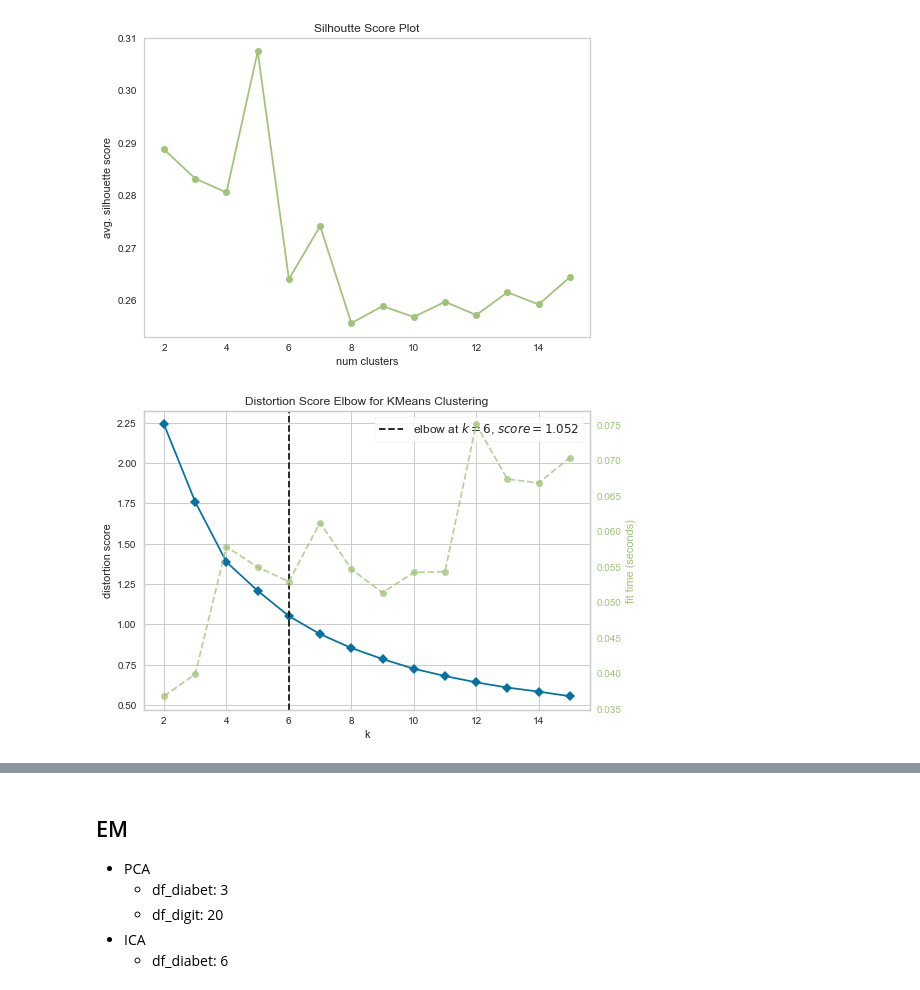
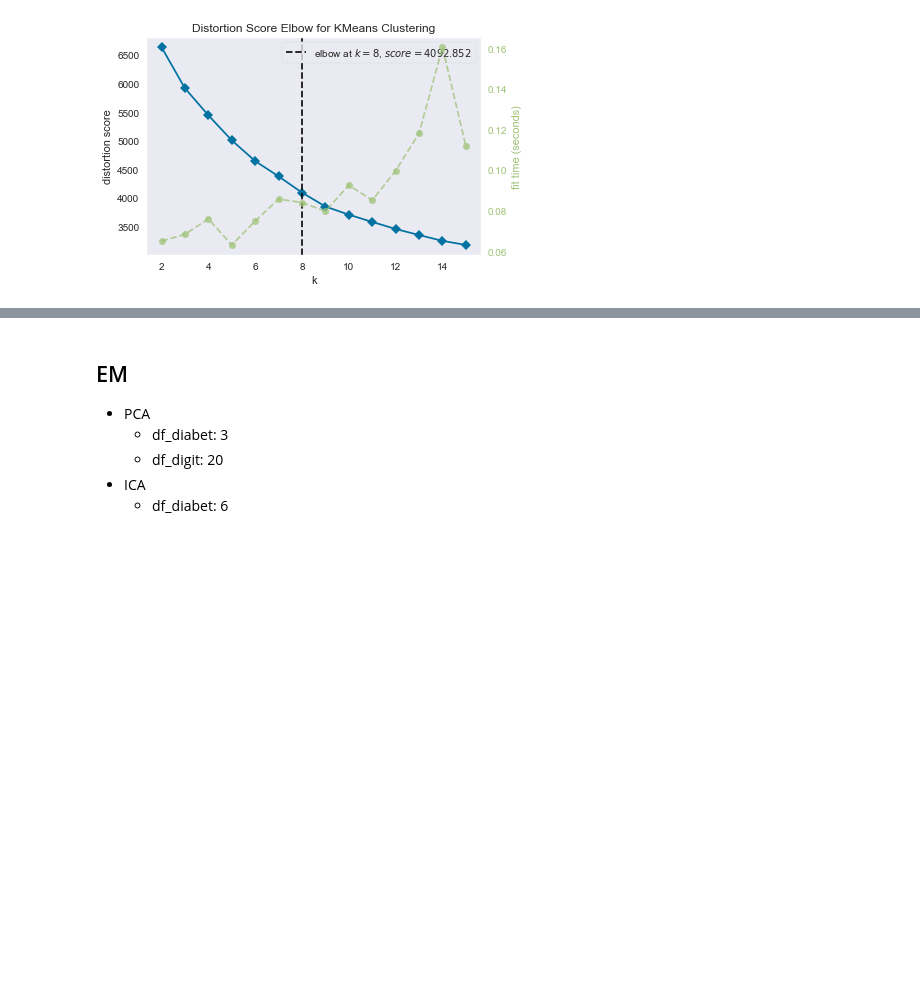
Before and after one commit to rainmaker712/machine-learning-note, a Jupyter notebook: unsupervised_learning/part3-clustering-with-dr.ipynb, the cells around one changed output, grey strips where cells are left out. Drawn from its saved outputs; the diff is of its cells as text; code cells hidden in the pictures; blank space fills up the shorter version.

```diff
--- a/unsupervised_learning/part3-clustering-with-dr.ipynb
+++ b/unsupervised_learning/part3-clustering-with-dr.ipynb
@@ -74,7 +74,7 @@ X_df = pd.DataFrame(X)
 y_target = pd.DataFrame(mnist.target)
 df_digit = pd.concat([X_df, y_target], axis=1)
 # %%
-def silhouette_plotter(X, num_k, model_nm):
+def silhouette_plotter(X, num_k, model_nm, title=None):
 
     sil_scores = []
     num_clusters = range(2, num_k+1)
@@ -85,7 +85,7 @@ def silhouette_plotter(X, num_k, model_nm):
         sil_score = silhouette_score(X, pred)
         sil_scores.append(sil_score)
 
-    plt.title("Silhoutte Score Plot")
+    plt.title(f"Silhoutte Score Plot {title}")
     plt.xticks()
     plt.xlabel("num clusters")
     plt.ylabel("avg. silhouette score")
@@ -94,11 +94,15 @@ def silhouette_plotter(X, num_k, model_nm):
     plt.show()
     plt.close()
 
-def elbow_plotter(X, num_k):
+def elbow_plotter(X, num_k, title=None):
+
+
     num_clusters = range(2, num_k+1)
     kmeans = KMeans()
     visualizer = KElbowVisualizer(kmeans, k=num_clusters)
     visualizer.fit(X)
+#     visualizer.title(f"Elbow Curve, {title}")
+#     plt.title(f"Elbow Curve, {title}")
     visualizer.show()
 
 def plotter(scores, num_k, title_name=None, color=None):
@@ -165,9 +169,9 @@ def calc_score_func(X, y, dim=2, mode="None", cv=3):
     - df_digit: 20
 # %%
-pca_k_diabet, pca_k_digit = 3, 20
-ica_k_diabet, ica_k_digit = 3, 13
-rp_k_diabet, rp_k_digit = 2, 28
-tsvd_k_diabet, tsvd_k_digit = 3, 20
+pca_k_diabet, pca_k_digit = 6, 22
+ica_k_diabet, ica_k_digit = 6, 13
+rp_k_diabet, rp_k_digit = 3, 28
+tsvd_k_diabet, tsvd_k_digit = 6, 20
 
 X_diabet, y_diabet = df_diabet.iloc[:,:-1], df_diabet.iloc[:,-1]
 X_digit, y_digit = df_digit.iloc[:,:-1], df_digit.iloc[:,-1]
@@ -191,6 +216,10 @@ X_ica = ica.transform(X_diabet)
+# %%
+# Kmeans + tsvd
+
+tsvd = TruncatedSVD(n_components=tsvd_k_digit).fit(X_digit)
+X_tsvd = tsvd.transform(X_digit)
 # %%
-silhouette_plotter(X_ica, num_k, KMeans)
-elbow_plotter(X_ica, num_k)
+# silhouette_plotter(X_tsvd, num_k, KMeans)
+elbow_plotter(X_tsvd, num_k)
 # %% [output]
-[figure, old version]
+[figure, new version]
-[figure, removed]
```
Also changed, not shown: parts of 21 cells of this notebook, 3 other files.
